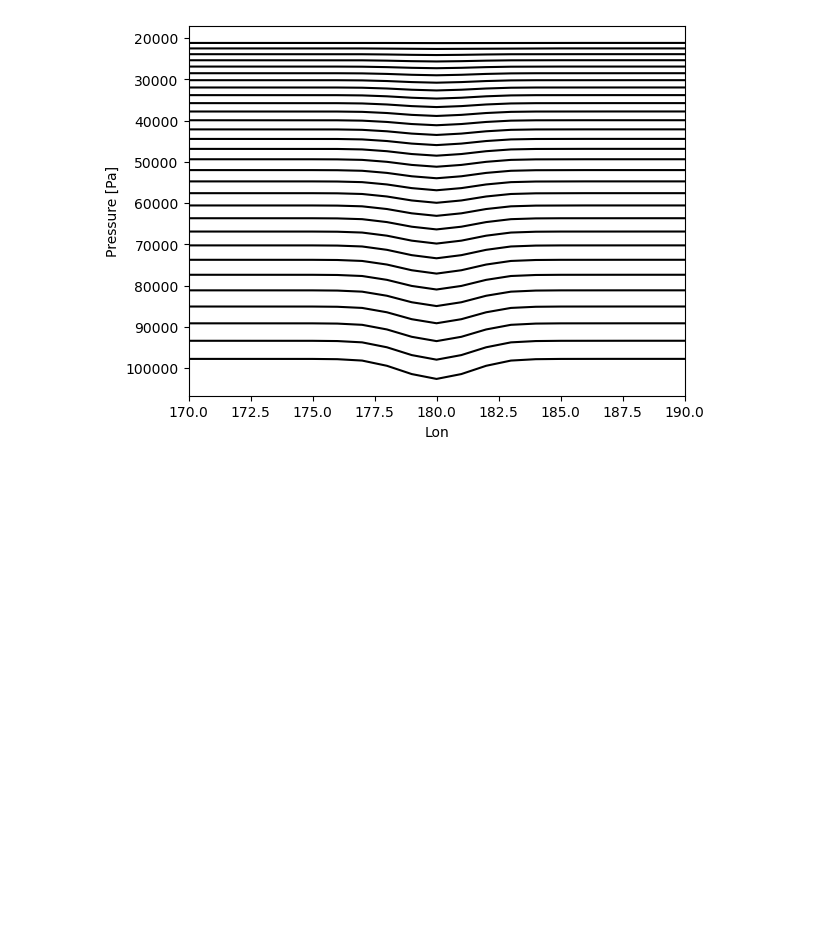
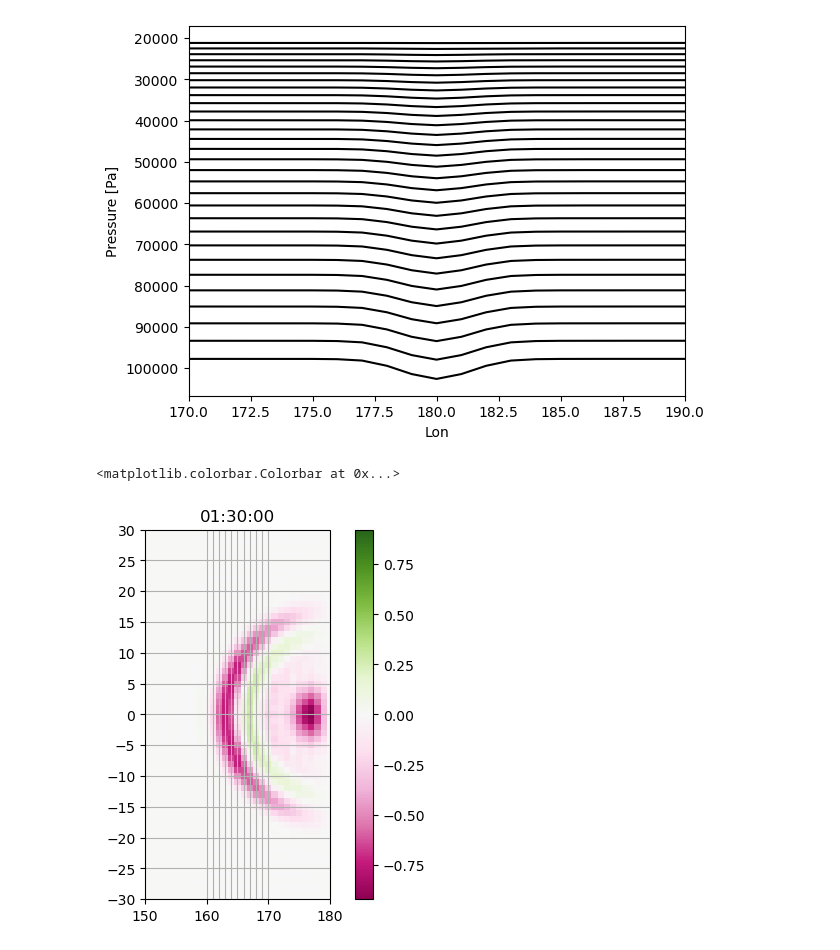
Before and after one commit to nick4cone/LambWavePaper, a Jupyter notebook: Analysis/lamb_wave_plotting.ipynb, the cells around one changed output. Cells and saved outputs as stored; diff of their text form; code cells hidden in the pictures; blank space fills up the shorter version.

Commit message:
old plotting

```diff
--- a/Analysis/lamb_wave_plotting.ipynb
+++ b/Analysis/lamb_wave_plotting.ipynb
@@ -217,3 +224,32 @@ lev_ax_low.set_ylabel('Pressure [Pa]')
 lev_ax_low.invert_yaxis()
 # %% [output]
 [figure]
+# %%
+MyProj = ccrs.PlateCarree()
+
+fig, ax = plt.subplots(subplot_kw={'projection': MyProj})
+
+time_ind = 3
+
+xmin, xmax = 150, 180
+ymin, ymax = -30, 30
+
+xtick_locs = np.linspace(xmin, xmax, 4)
+gl_xtick_locs = (xmin, 160, 161, 162, 163, 164, 165, 166, 167, 168, 169, 170, xmax)
+ytick_locs = np.linspace(ymin, ymax, 13)
+
+pcmesh = ax.pcolormesh(ds_high_top.lon,
+                       ds_high_top.lat,
+                       ds_high_top.U850[time_ind], transform=MyProj,
+                       cmap='PiYG')
+ax.set_extent(([xmin, xmax, ymin, ymax]), crs=MyProj)
+ax.set_xticks(xtick_locs, crs=MyProj)
+ax.set_yticks(ytick_locs, crs=MyProj)
+ax.set_title(num2date(ds_high_top.time)[time_ind].strftime('%H:%M:%S'))
+gl = ax.gridlines()
+gl.xlocator = mticker.FixedLocator(gl_xtick_locs)
+gl.ylocator = mticker.FixedLocator(ytick_locs)
+plt.colorbar(pcmesh, ax=ax)
+# %% [output]
+<matplotlib.colorbar.Colorbar at 0x...>
+[figure, added]
```
Also changed, not shown: parts of 32 cells of this notebook.
